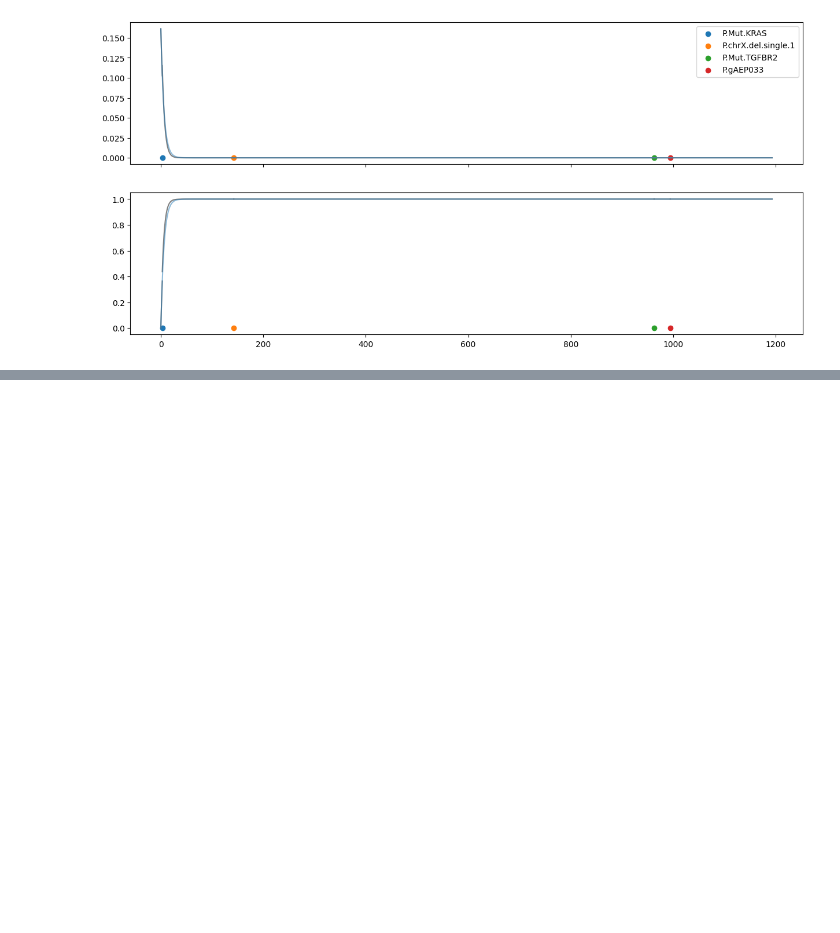
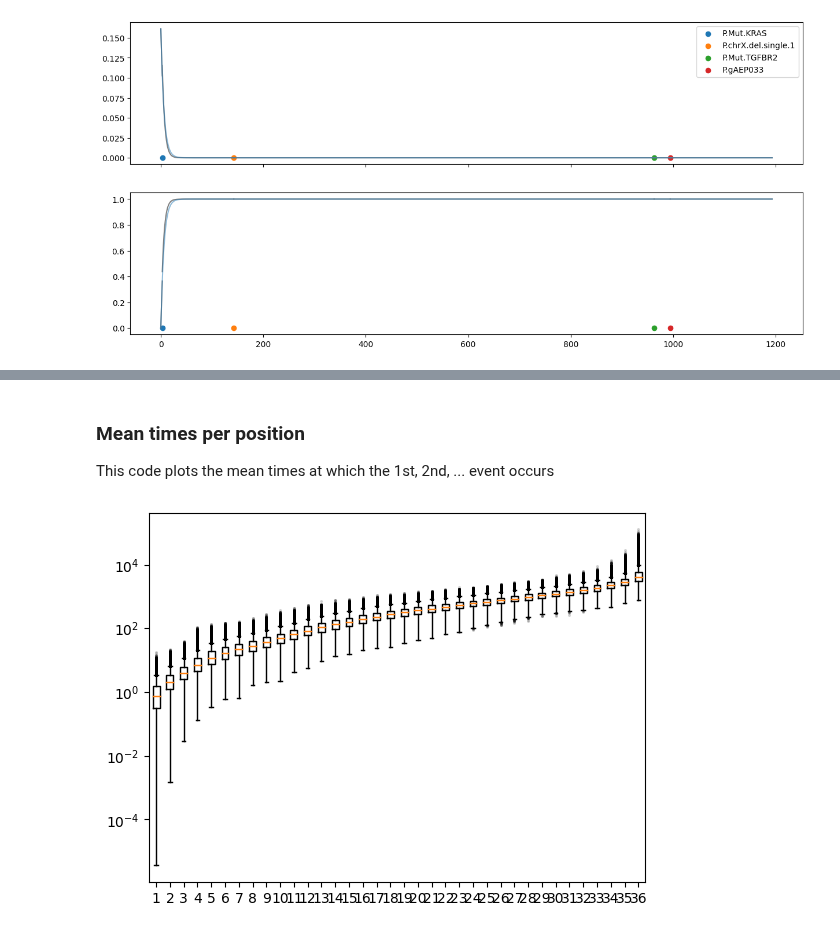
Before and after one commit to cbg-ethz/metMHN, a Jupyter notebook: analyses/simulations.ipynb, the cells around one changed output, grey strips where cells are left out. Saved outputs shown, nothing was run; the diff lists cells and outputs as text; code cells hidden in the pictures; blank space fills up the shorter version.

```diff
--- a/analyses/simulations.ipynb
+++ b/analyses/simulations.ipynb
@@ -170,0 +220,9 @@ for c in courses:
+# %% [markdown]
+### Mean times per position
+This code plots the mean times at which the 1st, 2nd, ... event occurs
+# %%
+f, a = plt.subplots()
+a.boxplot(np.sort(simulated[:, ::2], axis=1), flierprops={"markersize":1, "alpha":0.2})
+a.set_yscale("log")
+# %% [output]
+[figure, added]
```
Also changed, not shown: parts of 13 cells of this notebook.
